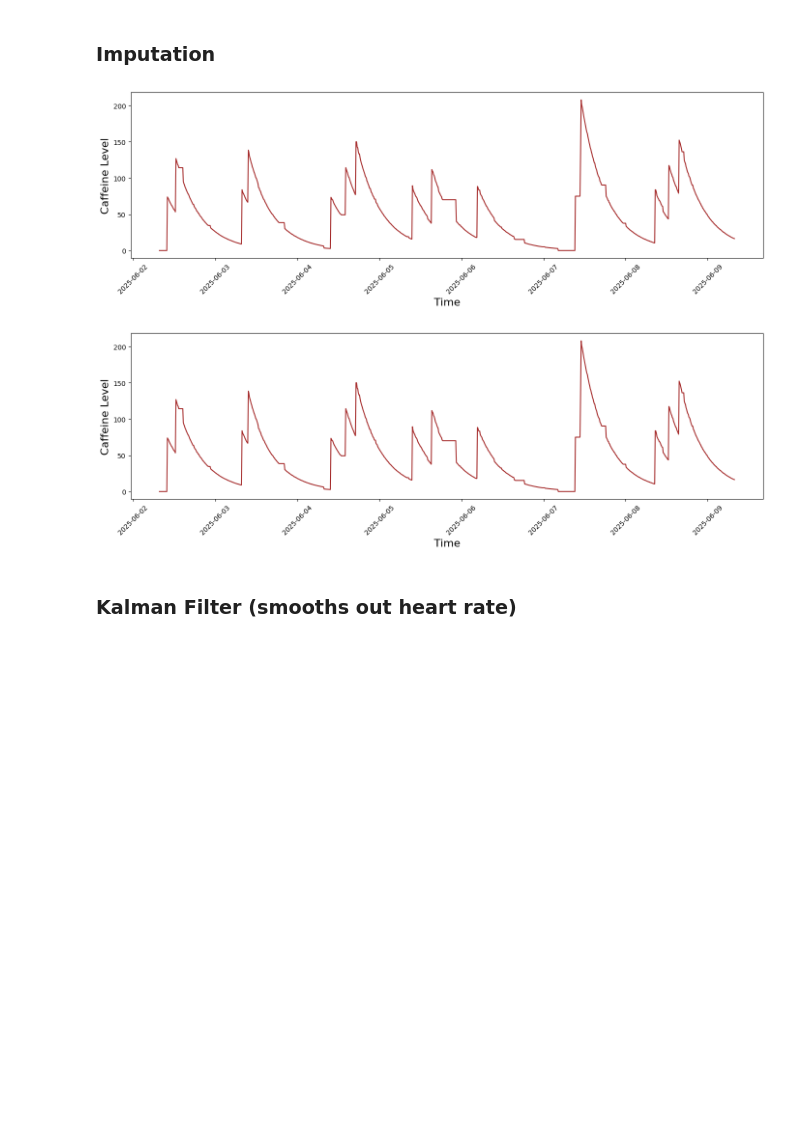
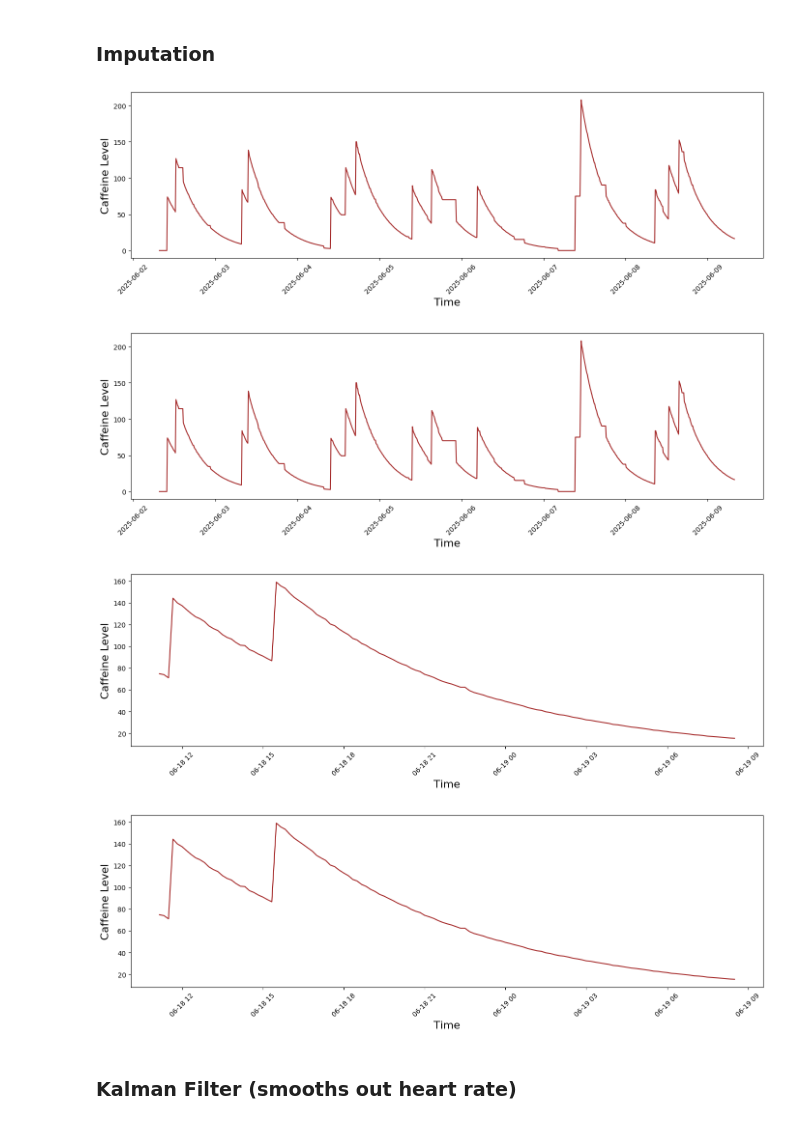
Before and after one commit to PlanetPhilip/ML4QS, a Jupyter notebook: Main.ipynb, the cells around one changed output. Cells and saved outputs as stored; diff of their text form; code cells hidden in the pictures; blank space fills up the shorter version.

```diff
--- a/Main.ipynb
+++ b/Main.ipynb
@@ -80,5 +88,5 @@ print(df["Sleep stage"].unique())
 # %%
-def plot_feature(feature, cat=False):
+def plot_feature(df, feature, cat=False):
 
     # Ignore Missing Values
     f = df[feature]
@@ -102,9 +110,9 @@ def plot_feature(feature, cat=False):
     plt.savefig(f"{feature}_over_time.png", dpi=300)
     plt.show()
 
-# plot_feature("Caffeine")
-# plot_feature('Heart rate')
-# plot_feature('Activity type', True)
+# plot_feature(df, "Caffeine")
+# plot_feature(df, 'Heart rate')
+# plot_feature(df, 'Activity type', True)
 # %% [markdown]
 # 2. Exploratory Data Analysis
 <!-- <h1 style="color:darkblue;">2. Exploratory Data Analysis</h1> -->
@@ -191,9 +203,15 @@ def resample_df(df, interval="10min"):
     print(df_resampled["Sleep stage"].unique())
     return df_resampled
 
+# Train
 df_5min = resample_df(df, "5min")
 df_10min = resample_df(df, "10min")
 df_15min = resample_df(df, "15min")
+
+# Test
+df_5min_test = resample_df(test_df, "5min")
+df_10min_test = resample_df(test_df, "10min")
+df_15min_test = resample_df(test_df, "15min")
 # %% [output]
 ['Awake' 'Light' 'Deep' 'REM']
 ['Awake' 'Light' 'Deep' 'REM']
@@ -278,6 +305,10 @@ plot_sensor_overview(df_15min, interval_label="15min", save_path=os.path.expandu
 #For further anlysis we use df_10min
 df = df_10min
 print(df.isna().sum())
+
+# Test
+test_df = df_10min_test
+print(test_df.isna().sum())
 # %% [output]
 Timestamp          0
 Heart rate       105
@@ -300,25 +345,32 @@ df['Heart rate'] = df['Heart rate'].clip(lower, upper)
 # %% [markdown]
 ### Imputation
 # %%
-# Linear Interpolation
+def impute(df):
 
-# Heart rate
-# plot_feature('Heart rate')
-df['Heart rate'] = df['Heart rate'].interpolate()
-# plot_feature('Heart rate')
+    # Linear Interpolation
 
-# Caffeine
-plot_feature('Caffeine')
-df['Caffeine'] = df['Caffeine'].interpolate()
-plot_feature('Caffeine')
+    # Heart rate
+    # plot_feature('Heart rate')
+    df['Heart rate'] = df['Heart rate'].interpolate()
+    # plot_feature('Heart rate')
 
-# Activity Type
-# plot_feature('Activity type', True)
-df['Activity type'] = df['Activity type'].fillna(df['Activity type'].mode()[0])
-# plot_feature('Activity type', True)
+    # Caffeine
+    plot_feature(df, 'Caffeine')
+    df['Caffeine'] = df['Caffeine'].interpolate()
+    plot_feature(df, 'Caffeine')
+
+    # Activity Type
+    # plot_feature('Activity type', True)
+    df['Activity type'] = df['Activity type'].fillna(df['Activity type'].mode()[0])
+    # plot_feature('Activity type', True)
+
+impute(df)
+impute(test_df)
 # %% [output]
 [figure]
 [figure]
+[figure, added]
+[figure, added]
 # %% [markdown]
 ### Kalman Filter (smooths out heart rate)
 # %%
```
Also changed, not shown: parts of 25 cells of this notebook, 4 other files.
